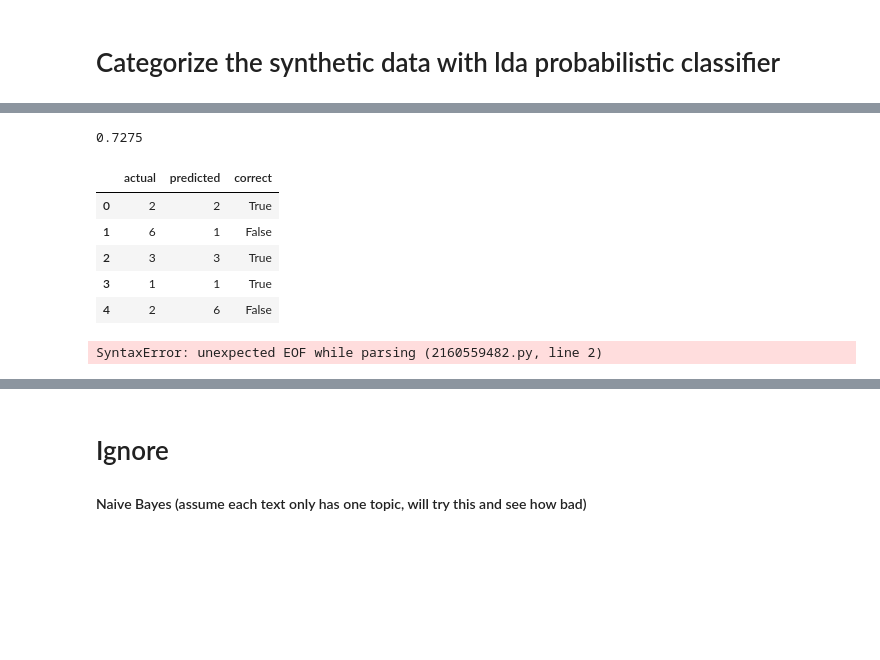
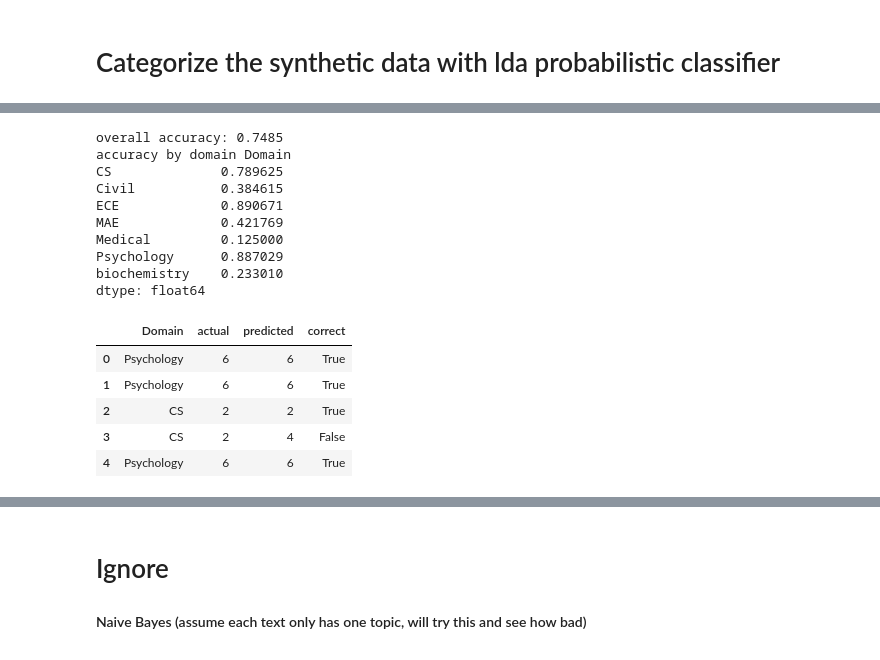
Before and after one commit to clarissaache/DocumentClassifier, a Jupyter notebook: lda.ipynb, the cells around one changed output, grey strips where cells are left out. Drawn from its saved outputs; the diff is of its cells as text; code cells hidden in the pictures; blank space fills up the shorter version.

```diff
--- a/lda.ipynb
+++ b/lda.ipynb
@@ -452,3 +454,5 @@ beta [(0, '0.006*"expect" + 0.005*"skill" + 0.005*"professional" + 0.004*"aggres
 # %%
-num2topicMock = {0:"Medicial",1:"CS",2:"MAE",3:"Civil",4:"biochemistry",5:"ECE",6:"Psychology"}
-topic2numMock = {"Medical":0,"CS":1,"MAE":2,"Civil":3,"biochemistry":4,"ECE":5,"Psychology":6}
+# num2topicMock = {0:"Medicial",1:"CS",2:"MAE",3:"Civil",4:"biochemistry",5:"ECE",6:"Psychology"}
+# topic2numMock = {"Medical":0,"CS":1,"MAE":2,"Civil":3,"biochemistry":4,"ECE":5,"Psychology":6}
+num2topicMock = {0:"MAE",1:"Medical",2:"CS",3:"biochemistry",4:"Civil",5:"ECE",6:"Psychology"}
+topic2numMock = {"MAE":0,"Medical":1,"CS":2,"biochemistry":3,"Civil":4,"ECE":5,"Psychology":6}
@@ -475,38 +500,45 @@ C_v Coherence Score:  0.4916114180924918
 # %%
 def get_weight_each_topic(i,t_predict):
     find = t_predict[list(map(lambda topic: i in topic, t_predict))]
     if len(find)==0:
         return 0.0
     else:
         return find[0][1]
 
 def get_topic_dist(model,text):
     t_predict = np.array(model[text][0])
     topic_dist_d = list(map(lambda i:get_weight_each_topic(i,t_predict),range(7)))
     return topic_dist_d
 
 # accuracy on the training dataset
 topic_weight_matrix = list(map(lambda text_i:get_topic_dist(mockdata_lda_model,text_i),mock_corpus))
 dominant_topic = np.argmax(topic_weight_matrix,axis=1)
 mock_data['Domain_No'] = mock_data.Domain.map(topic2numMock)
-predict_compare = pd.DataFrame({"actual": mock_data.Domain_No[:2000],"predicted":dominant_topic})
+predict_compare = pd.DataFrame({"Domain": mock_data.Domain[:2000],"actual": mock_data.Domain_No[:2000],"predicted":dominant_topic})
 predict_compare["correct"] = np.equal(predict_compare.actual,predict_compare.predicted)
 accuracy = np.sum(predict_compare['correct'])/len(predict_compare)
-print(accuracy)
+print("overall accuracy:",accuracy)
+# compute accuracy by domain
+accuracy_by_domain = predict_compare.groupby('Domain').apply(lambda grp: np.sum(grp.correct)/len(grp))
+print("accuracy by domain", accuracy_by_domain)
 predict_compare.head()
 # %% [output]
-0.7275
+overall accuracy: 0.7485
+accuracy by domain Domain
+CS              0.789625
+Civil           0.384615
+ECE             0.890671
+MAE             0.421769
+Medical         0.125000
+Psychology      0.887029
+biochemistry    0.233010
+dtype: float64
-|  | actual | predicted | correct |
-| 0 | 2 | 2 | True |
-| 1 | 6 | 1 | False |
-| 2 | 3 | 3 | True |
-| 3 | 1 | 1 | True |
-| 4 | 2 | 6 | False |
+|  | Domain | actual | predicted | correct |
+| 0 | Psychology | 6 | 6 | True |
+| 1 | Psychology | 6 | 6 | True |
+| 2 | CS | 2 | 2 | True |
+| 3 | CS | 2 | 4 | False |
+| 4 | Psychology | 6 | 6 | True |
-# %%
-# compute accuracy by domain
-predict_compare.group_by('actual').apply(lambda grp: np.sum(predict_compare.correct/len(grp))
-# %% [output]
-SyntaxError: unexpected EOF while parsing (2160559482.py, line 2)
 # %%
 #test on 2000-2500 in te mock data
 mock_test = mock_data[2000:2500]
```
Also changed, not shown: parts of 21 cells of this notebook, 2 other files.
